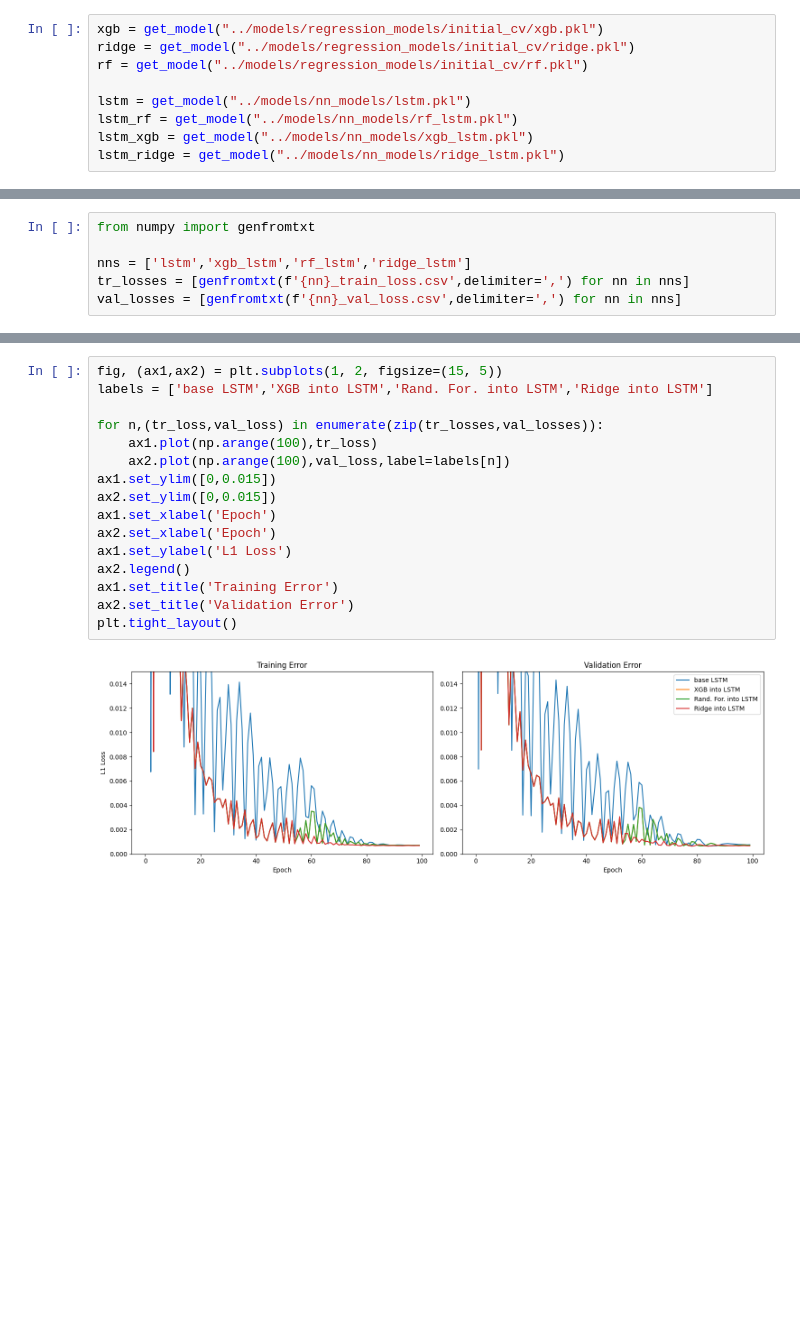
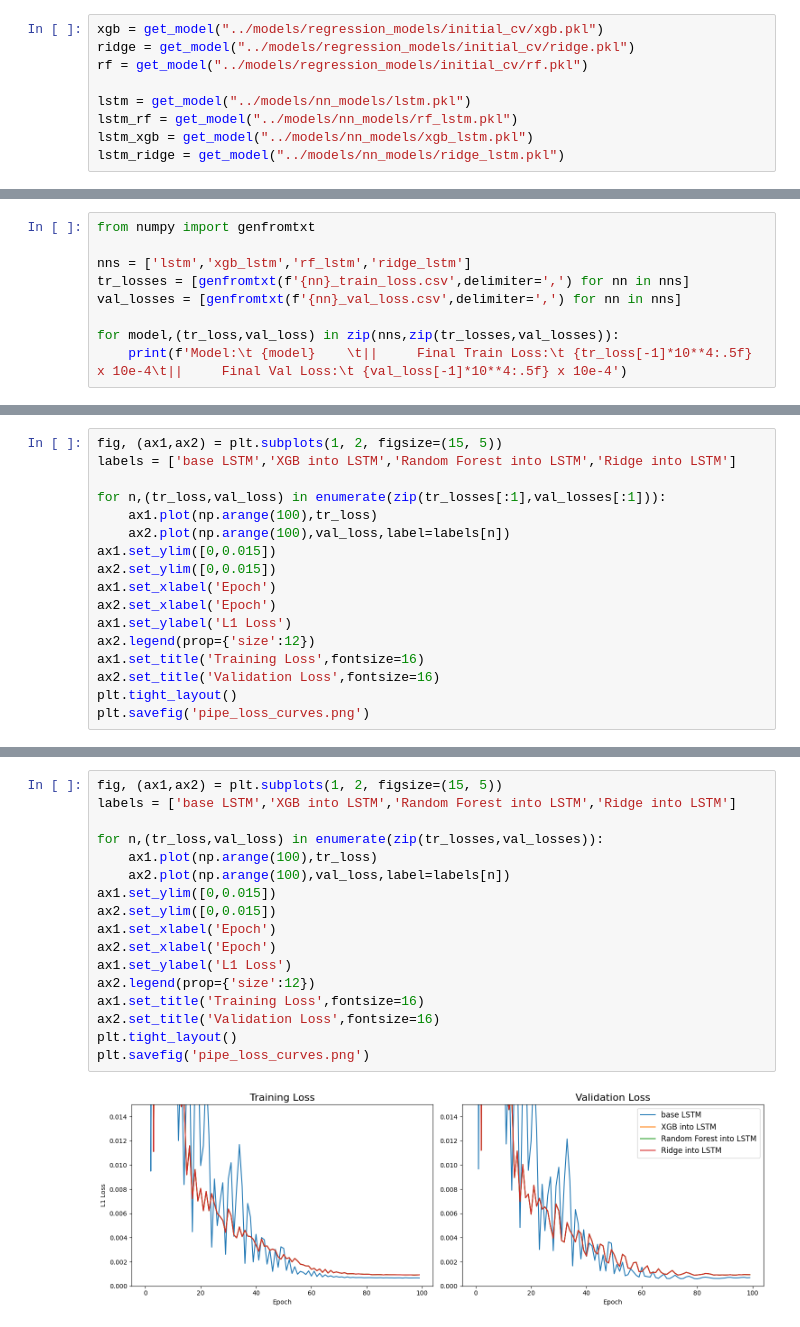
Before and after one commit to mwalden00/mlp-aardvark, a Jupyter notebook: scripts/plot_and_analysis.ipynb, the cells around one changed output, grey strips where cells are left out. Drawn from its saved outputs; the diff is of its cells as text; blank space fills up the shorter version.

```diff
--- a/scripts/plot_and_analysis.ipynb
+++ b/scripts/plot_and_analysis.ipynb
@@ -180,3 +197,6 @@ from numpy import genfromtxt
 nns = ['lstm','xgb_lstm','rf_lstm','ridge_lstm']
 tr_losses = [genfromtxt(f'{nn}_train_loss.csv',delimiter=',') for nn in nns]
 val_losses = [genfromtxt(f'{nn}_val_loss.csv',delimiter=',') for nn in nns]
+
+for model,(tr_loss,val_loss) in zip(nns,zip(tr_losses,val_losses)):
+    print(f'Model:\t {model}    \t||     Final Train Loss:\t {tr_loss[-1]*10**4:.5f} x 10e-4\t||     Final Val Loss:\t {val_loss[-1]*10**4:.5f} x 10e-4')
@@ -182,0 +208,17 @@ val_losses = [genfromtxt(f'{nn}_val_loss.csv',delimiter=',') for nn in nns]
+# %%
+fig, (ax1,ax2) = plt.subplots(1, 2, figsize=(15, 5))
+labels = ['base LSTM','XGB into LSTM','Random Forest into LSTM','Ridge into LSTM']
+
+for n,(tr_loss,val_loss) in enumerate(zip(tr_losses[:1],val_losses[:1])):
+    ax1.plot(np.arange(100),tr_loss)
+    ax2.plot(np.arange(100),val_loss,label=labels[n])
+ax1.set_ylim([0,0.015])
+ax2.set_ylim([0,0.015])
+ax1.set_xlabel('Epoch')
+ax2.set_xlabel('Epoch')
+ax1.set_ylabel('L1 Loss')
+ax2.legend(prop={'size':12})
+ax1.set_title('Training Loss',fontsize=16)
+ax2.set_title('Validation Loss',fontsize=16)
+plt.tight_layout()
+plt.savefig('pipe_loss_curves.png')
@@ -183,18 +228,19 @@ val_losses = [genfromtxt(f'{nn}_val_loss.csv',delimiter=',') for nn in nns]
 # %%
 fig, (ax1,ax2) = plt.subplots(1, 2, figsize=(15, 5))
-labels = ['base LSTM','XGB into LSTM','Rand. For. into LSTM','Ridge into LSTM']
+labels = ['base LSTM','XGB into LSTM','Random Forest into LSTM','Ridge into LSTM']
 
 for n,(tr_loss,val_loss) in enumerate(zip(tr_losses,val_losses)):
     ax1.plot(np.arange(100),tr_loss)
     ax2.plot(np.arange(100),val_loss,label=labels[n])
 ax1.set_ylim([0,0.015])
 ax2.set_ylim([0,0.015])
 ax1.set_xlabel('Epoch')
 ax2.set_xlabel('Epoch')
 ax1.set_ylabel('L1 Loss')
-ax2.legend()
-ax1.set_title('Training Error')
-ax2.set_title('Validation Error')
+ax2.legend(prop={'size':12})
+ax1.set_title('Training Loss',fontsize=16)
+ax2.set_title('Validation Loss',fontsize=16)
 plt.tight_layout()
+plt.savefig('pipe_loss_curves.png')
 # %% [output]
-[figure, old version]
+[figure, new version]
```
Also changed, not shown: parts of 16 cells of this notebook, 18 other files.
